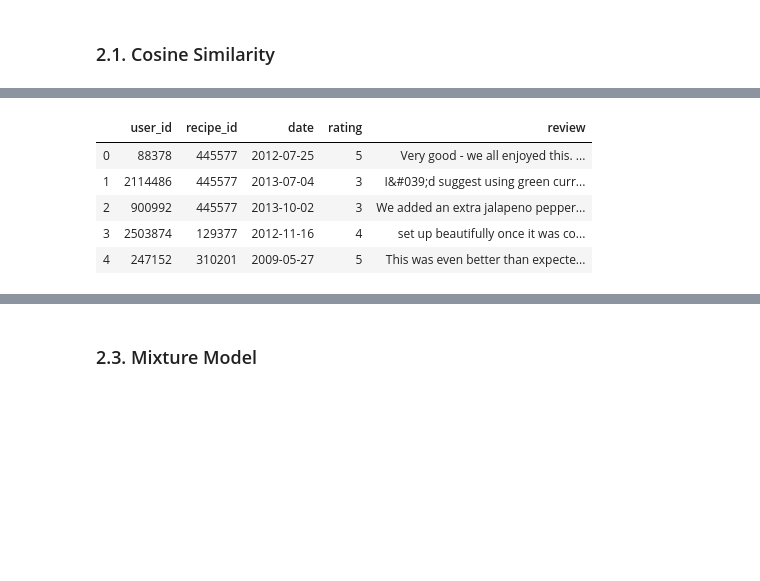
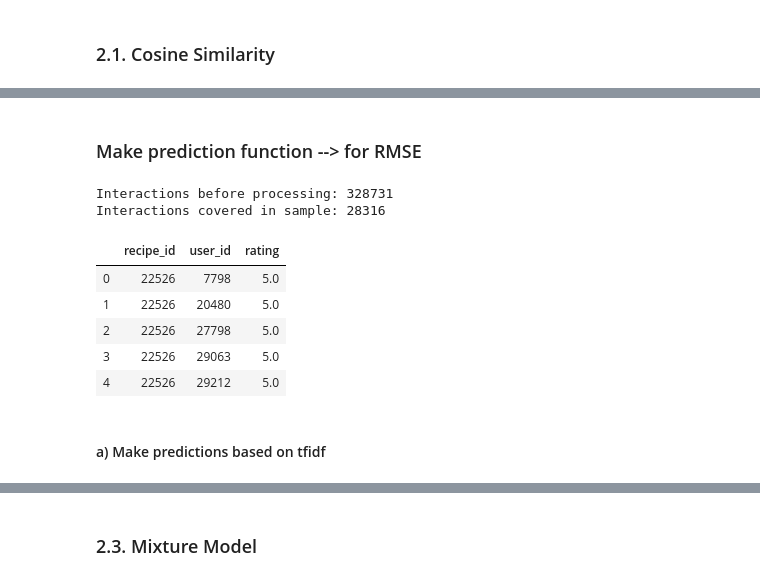
Before and after one commit to CaroHolt/WebMiningRecipeProject, a Jupyter notebook: code/Content Mining Caro.ipynb, the cells around one changed output, grey strips where cells are left out. Saved outputs shown, nothing was run; the diff lists cells and outputs as text; code cells hidden in the pictures; blank space fills up the shorter version.

```diff
--- a/code/Content Mining Caro.ipynb
+++ b/code/Content Mining Caro.ipynb
@@ -433,7 +489,7 @@ def create_input (df, column_names):
 df_rfiltered.steps = df_rfiltered.loc[:, ('steps')].str.replace("\[", "").str.replace("'", "").str.replace("\]", "").str.replace(",","").copy()
 
 #create content df
-df_content = create_input(df_rfiltered[['recipe_id', 'name','description', 'steps']], ['name','description', 'steps'])
+df_rfiltered = create_content(df_rfiltered[['recipe_id', 'name','description', 'steps']], ['name','description', 'steps'])
 
-df_content.head()
+df_rfiltered.head()
 # %% [output]
@@ -458,0 +520,3 @@ See the caveats in the documentation: http://pandas.pydata.org/pandas-docs/stabl
+# %%
+content_processed = get_processed(df_rfiltered)
+content_processed.shape
@@ -459,5 +525,5 @@ See the caveats in the documentation: http://pandas.pydata.org/pandas-docs/stabl
 # %%
-sample = df_content.sample(n=1000, replace=False, random_state=42)\
+sample = content_processed.sample(n=1000, replace=False, random_state=42)\
                  .reset_index()\
                  .drop(columns=['index'])
 sample.head()
@@ -497,0 +669,2 @@ cosine_sim = get_cos_sim_matrix(processed)
+# %% [markdown]
+### Make prediction function --> for RMSE
@@ -498,10 +686,22 @@ cosine_sim = get_cos_sim_matrix(processed)
+# %%
+#only relevant if there is a recipe sample
+
+def get_interaction_processed(processed, interactions):
+    #fetch only interactions in the preprocessed sample
+    interactions_processed = interactions.loc[interactions.recipe_id.isin(processed.recipe_id)]\
+                           .reset_index()\
+                           .drop(columns=['index'])
+    print(f'Interactions before processing: {len(interactions.index)}\nInteractions covered in sample: {len(interactions_processed.index)}')
+    return interactions_processed
 # %%
-interactions_processed = get_interaction_processed(processed, interactions_data)
+interactions_processed = get_interaction_processed(sample, interactions)
 interactions_processed.head()
 # %% [output]
+Interactions before processing: 328731
+Interactions covered in sample: 28316
-|  | user_id | recipe_id | date | rating | review |
-| 0 | 88378 | 445577 | 2012-07-25 | 5 | Very good - we all enjoyed this. ... |
-| 1 | 2114486 | 445577 | 2013-07-04 | 3 | I&#039;d suggest using green curr... |
-| 2 | 900992 | 445577 | 2013-10-02 | 3 | We added an extra jalapeno pepper... |
-| 3 | 2503874 | 129377 | 2012-11-16 | 4 | set up beautifully once it was co... |
-| 4 | 247152 | 310201 | 2009-05-27 | 5 | This was even better than expecte... |
+|  | recipe_id | user_id | rating |
+| 0 | 22526 | 7798 | 5.0 |
+| 1 | 22526 | 20480 | 5.0 |
+| 2 | 22526 | 27798 | 5.0 |
+| 3 | 22526 | 29063 | 5.0 |
+| 4 | 22526 | 29212 | 5.0 |
@@ -530 +708,3 @@ def get_coverage(processed, interactions, recipe, cosine_sim,k):
+# %% [markdown]
+#### a) Make predictions based on tfidf
 # %%
```
Also changed, not shown: parts of 43 cells of this notebook.
